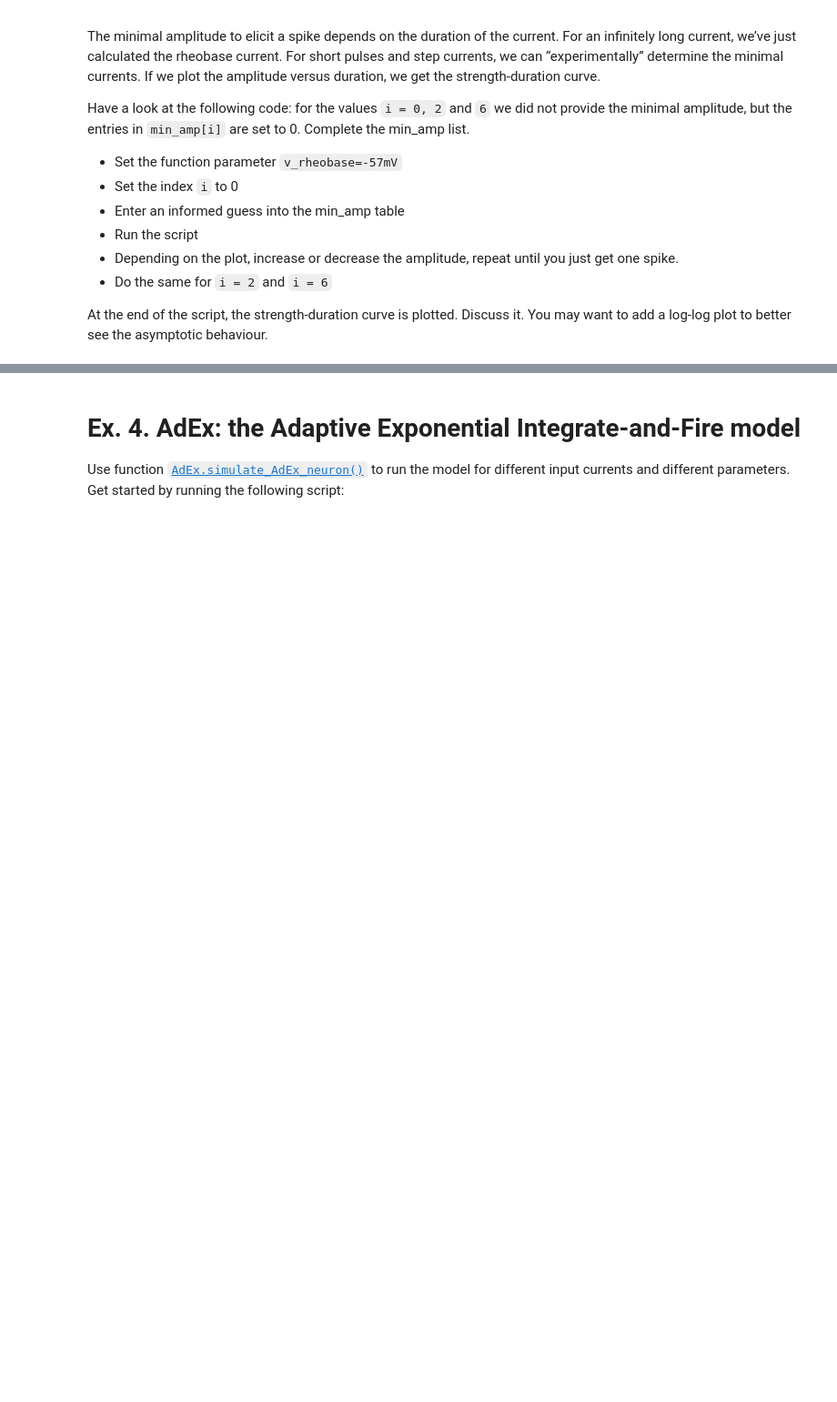
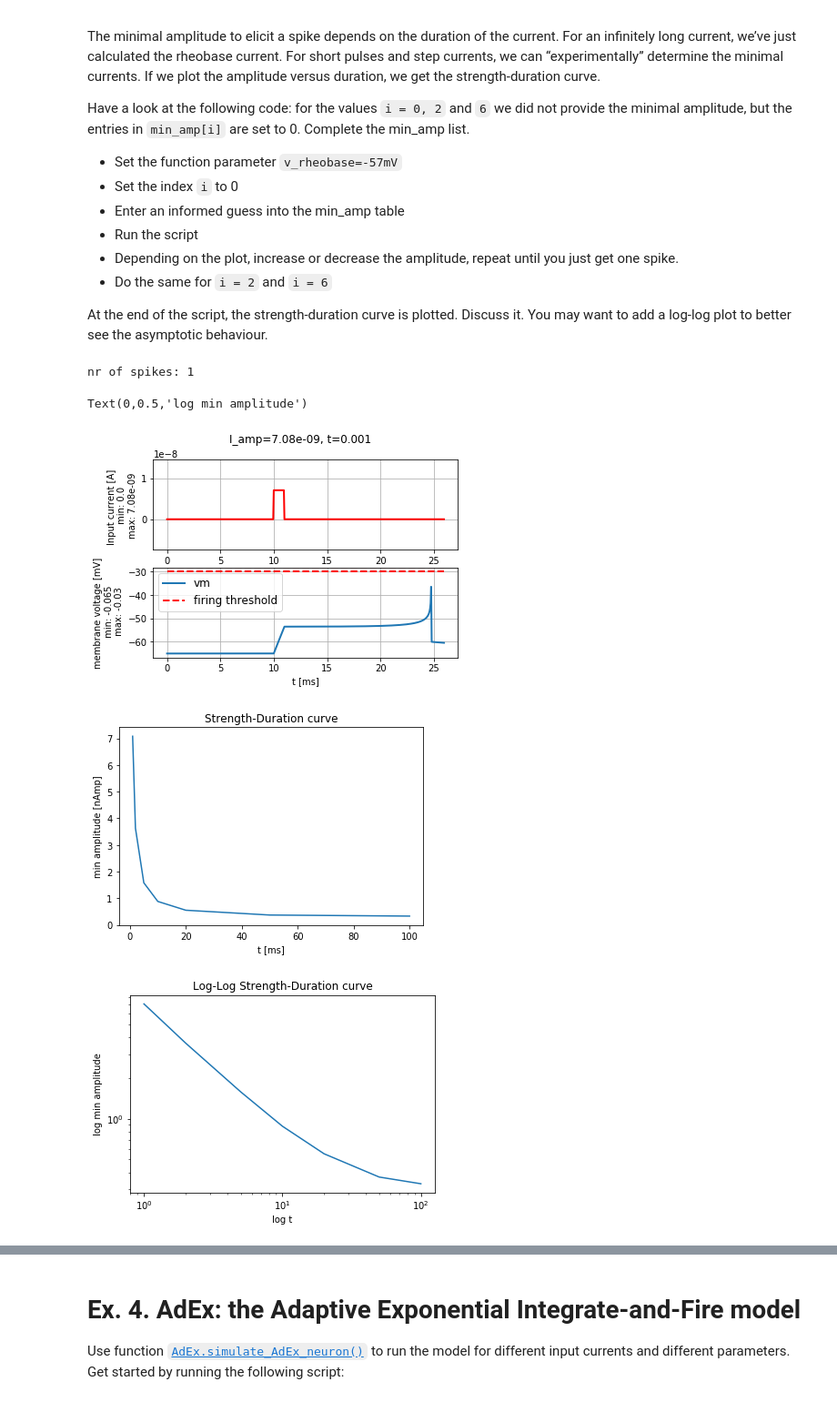
Before and after one commit to marcoabrate/biologicalmodelingofnn, a Jupyter notebook: project1/Ex1_firstName_lastName_000.ipynb, the cells around one changed output, grey strips where cells are left out. Shown: that part at 91% size. Drawn from its saved outputs; the diff is of its cells as text; code cells hidden in the pictures; blank space fills up the shorter version.

```diff
--- a/project1/Ex1_firstName_lastName_000.ipynb
+++ b/project1/Ex1_firstName_lastName_000.ipynb
@@ -128,29 +169,42 @@ At the end of the script, the strength-duration curve is plotted. Discuss it. Yo
 # %%
 % matplotlib inline
 import brian2 as b2
 import matplotlib.pyplot as plt
 import neurodynex.exponential_integrate_fire.exp_IF as exp_IF
 from neurodynex.tools import plot_tools, input_factory
 
-i=1  #change i and find the value that goes into min_amp
+i=0  #change i and find the value that goes into min_amp
 durations = [1,   2,    5,  10,   20,   50, 100]
-min_amp =   [0, 3.63, 0, 0.88, 0.55, 0.37,0]
+min_amp =   [7.08, 3.63, 1.58, 0.88, 0.55, 0.37, 0.33]
 
 t=durations[i]
 I_amp = min_amp[i]*b2.namp
 title_txt = "I_amp={}, t={}".format(I_amp, t*b2.ms)
 
 input_current = input_factory.get_step_current(t_start=10, t_end=10+t-1, unit_time=b2.ms, amplitude=I_amp)
 
-state_monitor, spike_monitor = exp_IF.simulate_exponential_IF_neuron(I_stim=input_current, simulation_time=(t+25)*b2.ms)
+state_monitor, spike_monitor = exp_IF.simulate_exponential_IF_neuron(I_stim=input_current, simulation_time=(t+25)*b2.ms,
+                                                                    v_rheobase=-57*b2.mvolt)
 
 plot_tools.plot_voltage_and_current_traces(state_monitor, input_current,
                                            title=title_txt, firing_threshold=exp_IF.FIRING_THRESHOLD_v_spike,
                                           legend_location=2)
 print("nr of spikes: {}".format(spike_monitor.count[0]))
 
 plt.figure()
 plt.plot(durations, min_amp)
 plt.title("Strength-Duration curve")
 plt.xlabel("t [ms]")
 plt.ylabel("min amplitude [nAmp]")
+
+plt.figure()
+plt.loglog(durations, min_amp)
+plt.title("Log-Log Strength-Duration curve")
+plt.xlabel("log t")
+plt.ylabel("log min amplitude")
+# %% [output]
+nr of spikes: 1
+Text(0,0.5,'log min amplitude')
+[figure, added]
+[figure, added]
+[figure, added]
```
Also changed, not shown: parts of 16 cells of this notebook.
